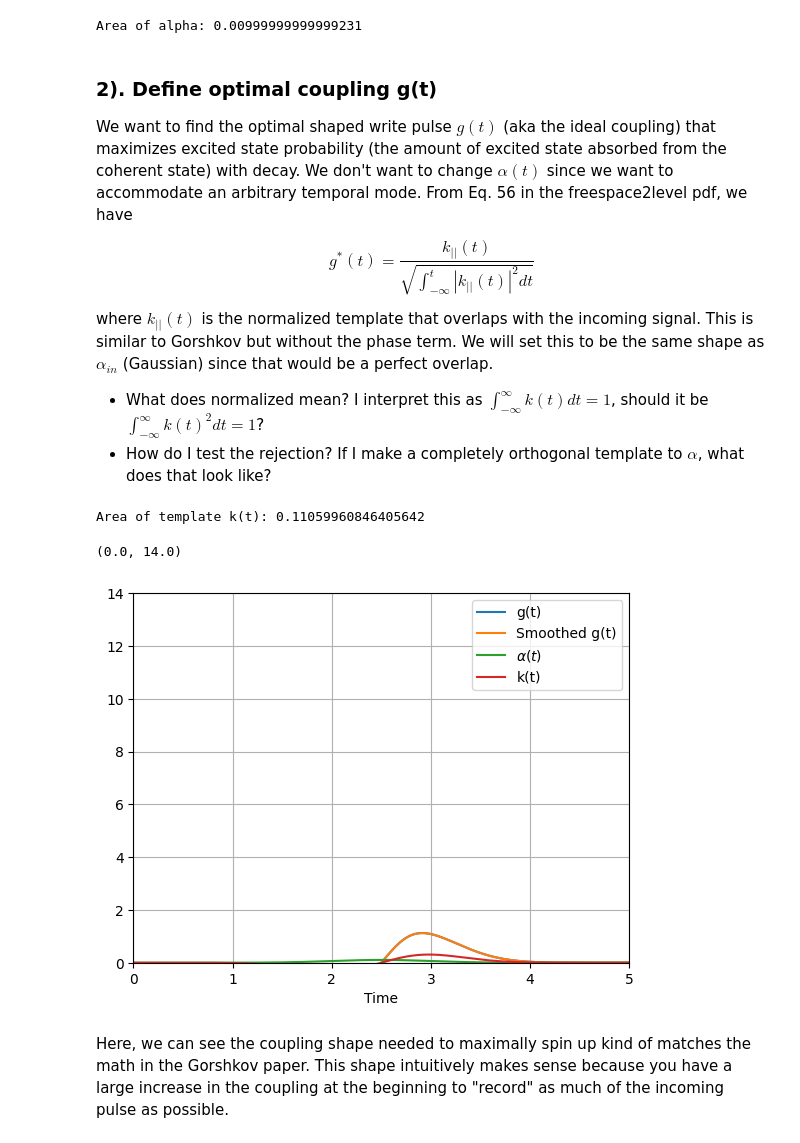
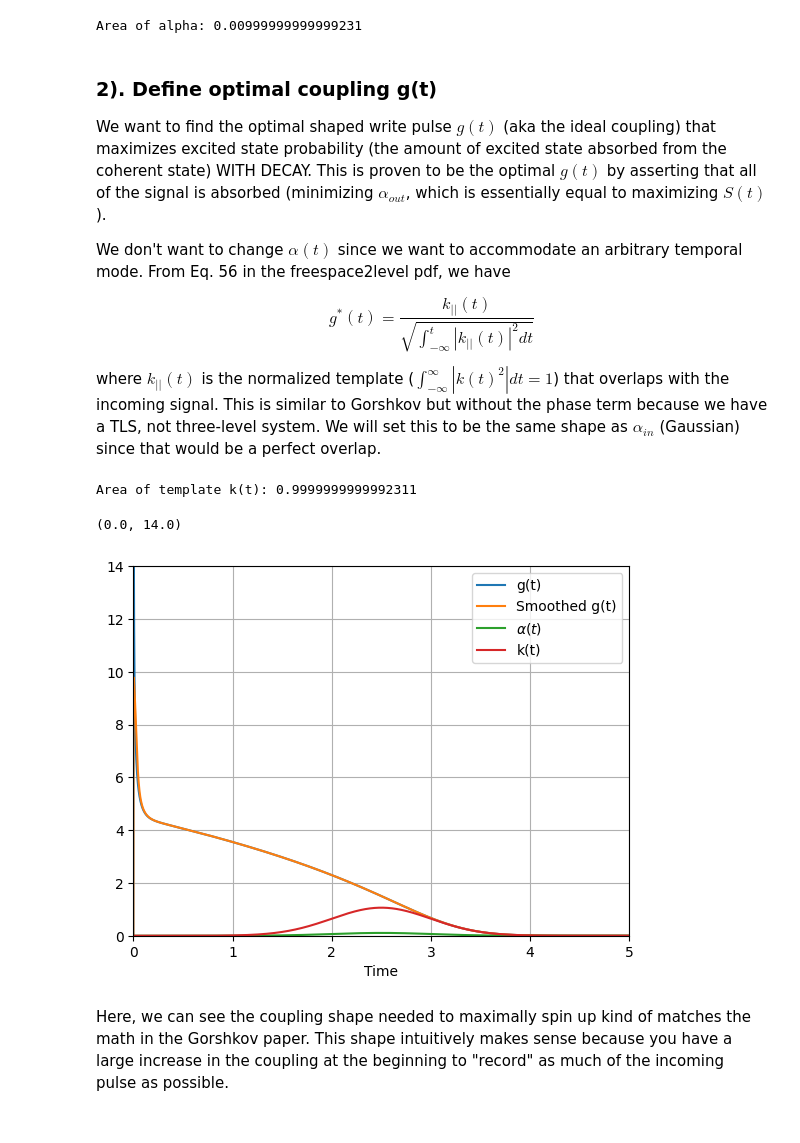
Before and after one commit to brianac687/rbq, a Jupyter notebook: two_level_summary.ipynb, the cells around one changed output. Drawn from its saved outputs; the diff is of its cells as text; code cells hidden in the pictures.

```diff
--- a/two_level_summary.ipynb
+++ b/two_level_summary.ipynb
@@ -80,50 +80,49 @@ Area of alpha: 0.00999999999999231
 # %% [markdown]
 ### 2). Define optimal coupling g(t)
 
-We want to find the optimal shaped write pulse $g(t)$ (aka the ideal coupling) that maximizes excited state probability (the amount of excited state absorbed from the coherent state) with decay. We don't want to change $\alpha(t)$ since we want to accommodate an arbitrary temporal mode. From Eq. 56 in the freespace2level pdf, we have
+We want to find the optimal shaped write pulse $g(t)$ (aka the ideal coupling) that maximizes excited state probability (the amount of excited state absorbed from the coherent state) WITH DECAY. This is proven to be the optimal $g(t)$ by asserting that all of the signal is absorbed (minimizing $\alpha_{out}$, which is essentially equal to maximizing $S(t)$).
+
+We don't want to change $\alpha(t)$ since we want to accommodate an arbitrary temporal mode. From Eq. 56 in the freespace2level pdf, we have
 
 $$
 g^*(t) = \frac{k_{||}(t)}{\sqrt{\int_{-\infty}^t |k_{||}(t)|^2dt}}
 $$
 
-where $k_{||}(t)$ is the normalized template that overlaps with the incoming signal. This is similar to Gorshkov but without the phase term. We will set this to be the same shape as $\alpha_{in}$ (Gaussian) since that would be a perfect overlap.
-
-- What does normalized mean? I interpret this as $ \int_{-\infty}^\infty{k(t)dt} = 1$, should it be $ \int_{-\infty}^\infty{k(t)^2dt} = 1$?
-- How do I test the rejection? If I make a completely orthogonal template to $\alpha$, what does that look like?
+where $k_{||}(t)$ is the normalized template ($ \int_{-\infty}^\infty|k(t)^2|dt = 1$) that overlaps with the incoming signal. This is similar to Gorshkov but without the phase term because we have a TLS, not three-level system. We will set this to be the same shape as $\alpha_{in}$ (Gaussian) since that would be a perfect overlap.
 # %%
 ### TEMPLATE FUNCTION (k(t) = template at time t)
 def k(t):
     a = np.sqrt(1/(sigma*np.sqrt(np.pi))) # for normalized area
-    #return a * np.exp(-((t-mu)**2) / (2*sigma**2)) # Gaussian
-    return a * np.exp(-((t-mu)**2) / (2*sigma**2)) * np.sin(t-mu) # for orthogonal template (to input)
+    return a * np.exp(-((t-mu)**2) / (2*sigma**2)) # Gaussian
+    #return a * np.exp(-((t-mu)**2) / (2*sigma**2)) * np.sin(t-mu) # for orthogonal template (to input)
 
 ### COUPLING FUNCTION (g(t) = coupling strength between atom and light at time t)
 def g(t):
     integral_value, _ = integrate.quad(lambda x: np.abs(k(x))**2, 0, t) # Denominator -inf to t
     return k(t) / np.sqrt(integral_value) if integral_value > 0 else 0
 
 g_vals, k_vals = [], []
 for t in time:
     g_vals.append(g(t))
     k_vals.append(k(t))
 
 print("Area of template k(t):", integrate.simps(np.array(k_vals)**2, time))
 
 g_vals_smoothed = gaussian_filter1d(g_vals, sigma=10)  # Apply Gaussian smoothing
 def g_smoothed(t):
     if t == time[0]: return 0
     else:            return np.interp(t, time, g_vals_smoothed)  # Interpolate smoothed g values
 
 plt.plot(time, g_vals, label='g(t)')
 plt.plot(time, [g_smoothed(t) for t in time], label='Smoothed g(t)')  # Plot smoothed g(t)
 plt.plot(time, [alpha_in(t) for t in time], label=r'$\alpha(t)$')
 plt.plot(time, k_vals, label='k(t)')
 plt.legend(); plt.grid(); plt.xlabel('Time')
 plt.xlim([0, 5]); plt.ylim([0, 14])
 # %% [output]
-Area of template k(t): 0.11059960846405642
+Area of template k(t): 0.9999999999992311
 (0.0, 14.0)
-[figure, old version]
+[figure, new version]
 # %% [markdown]
 Here, we can see the coupling shape needed to maximally spin up kind of matches the math in the Gorshkov paper. This shape intuitively makes sense because you have a large increase in the coupling at the beginning to "record" as much of the incoming pulse as possible.
 # %% [markdown]
```
Also changed, not shown: parts of 7 cells of this notebook, 8 other files.
